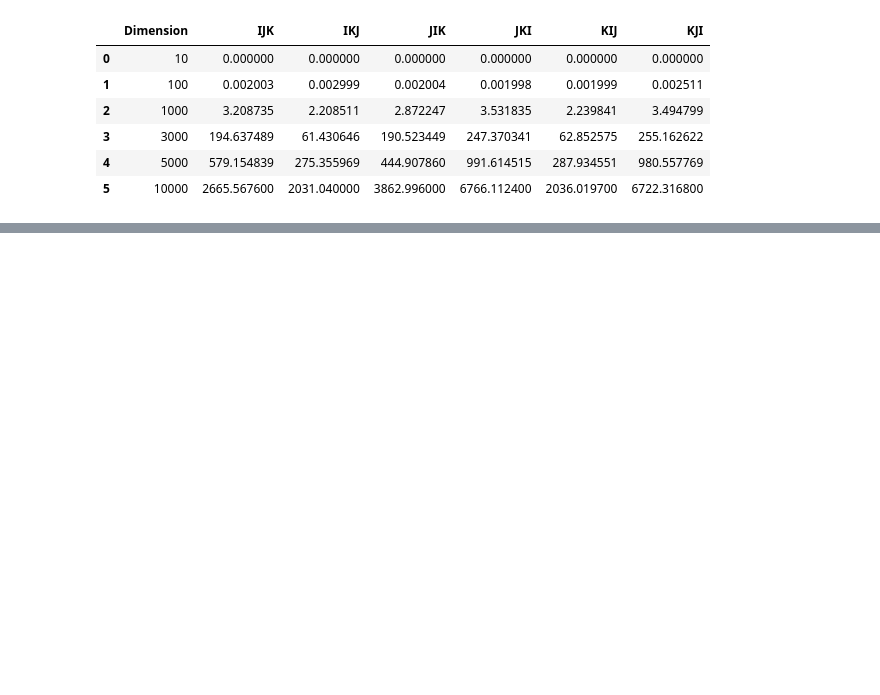
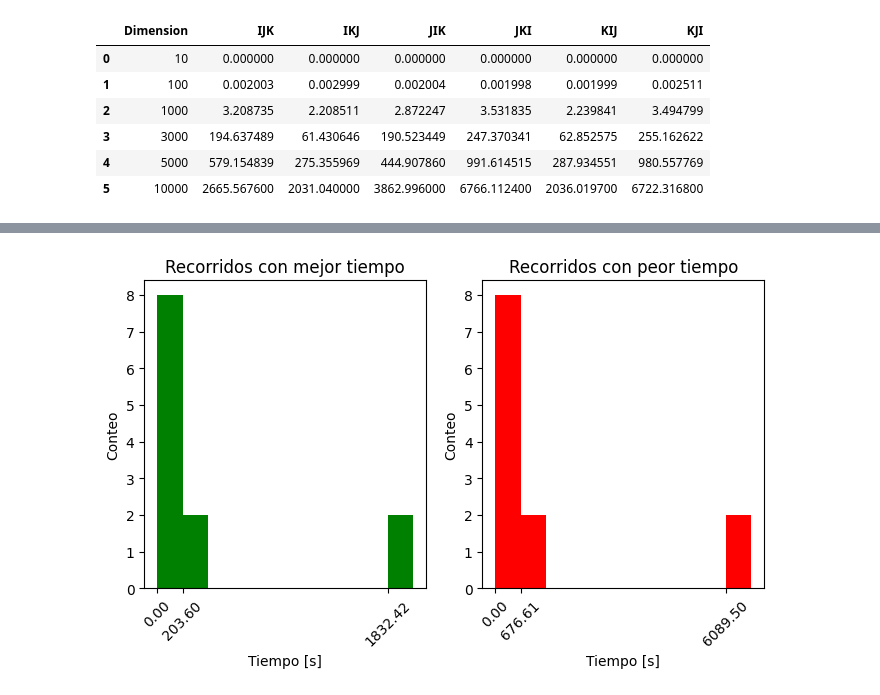
Before and after one commit to IanPangDev/Examen1-Sistemas_distribuidos, a Jupyter notebook: Examen4/analisis.ipynb, the cells around one changed output, grey strips where cells are left out. Drawn from its saved outputs; the diff is of its cells as text; code cells hidden in the pictures; blank space fills up the shorter version.

```diff
--- a/Examen4/analisis.ipynb
+++ b/Examen4/analisis.ipynb
@@ -52,0 +51,28 @@ sns.kdeplot(x=)
+# %%
+fig, ax = plt.subplots(1, 2, figsize=(8, 4))
+
+# Generación de los histogramas
+hist_g = ax[0].hist(df[['IKJ', 'KIJ']].values.flatten(), color='green')
+hist_b = ax[1].hist(df[['JKI', 'KJI']].values.flatten(), color='red')
+
+# Primer histograma (Recorridos con mejor tiempo)
+ax[0].set_title('Recorridos con mejor tiempo')
+ax[0].set_xlabel('Tiempo [s]')
+ax[0].set_ylabel('Conteo')
+
+# Mostrar solo los valores de x con frecuencia mayor que 0 en el primer histograma
+ax[0].set_xticks([v for c, v in zip(hist_g[0], hist_g[1]) if c > 0])
+ax[0].set_xticklabels([str(f"{v:.2f}") for c, v in zip(hist_g[0], hist_g[1]) if c > 0], rotation=45)
+
+# Segundo histograma (Recorridos con peor tiempo)
+ax[1].set_title('Recorridos con peor tiempo')
+ax[1].set_xlabel('Tiempo [s]')
+ax[1].set_ylabel('Conteo')
+
+# Mostrar solo los valores de x con frecuencia mayor que 0 en el segundo histograma
+ax[1].set_xticks([v for c, v in zip(hist_b[0], hist_b[1]) if c > 0])
+ax[1].set_xticklabels([str(f"{v:.2f}") for c, v in zip(hist_b[0], hist_b[1]) if c > 0], rotation=45)
+
+plt.show()
+# %% [output]
+[figure, added]
```
Also changed, not shown: parts of 7 cells of this notebook.
